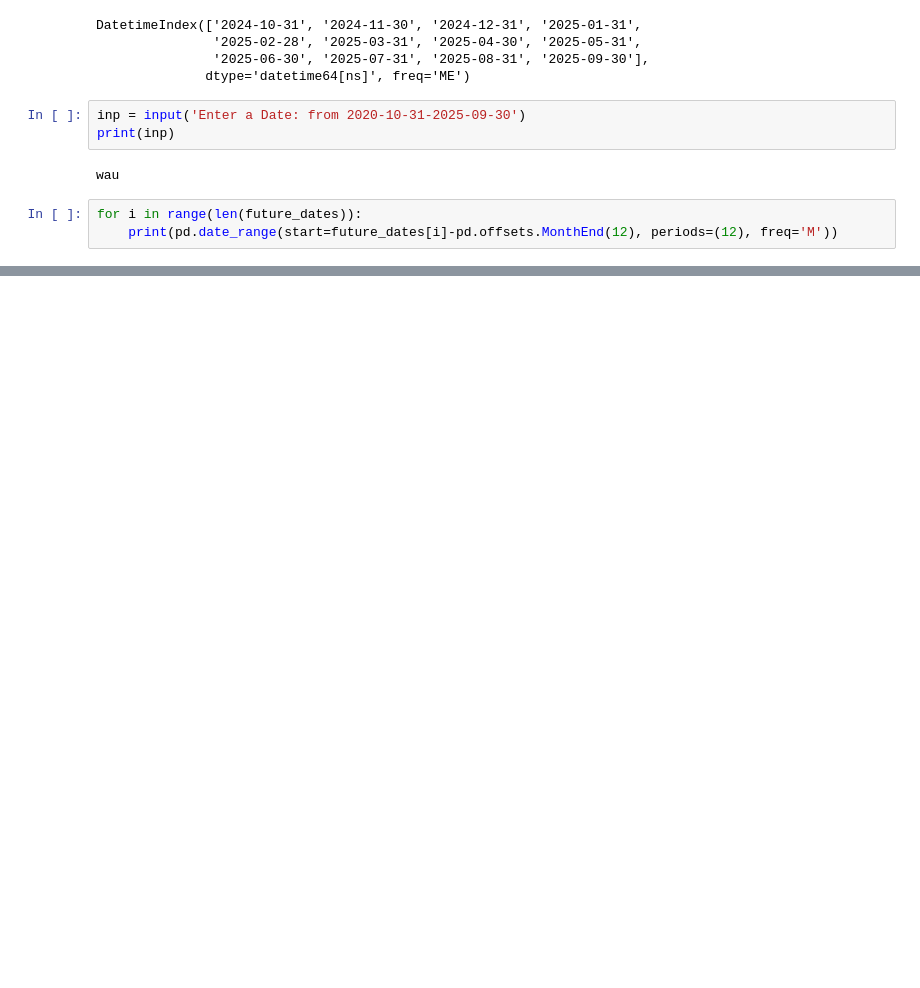
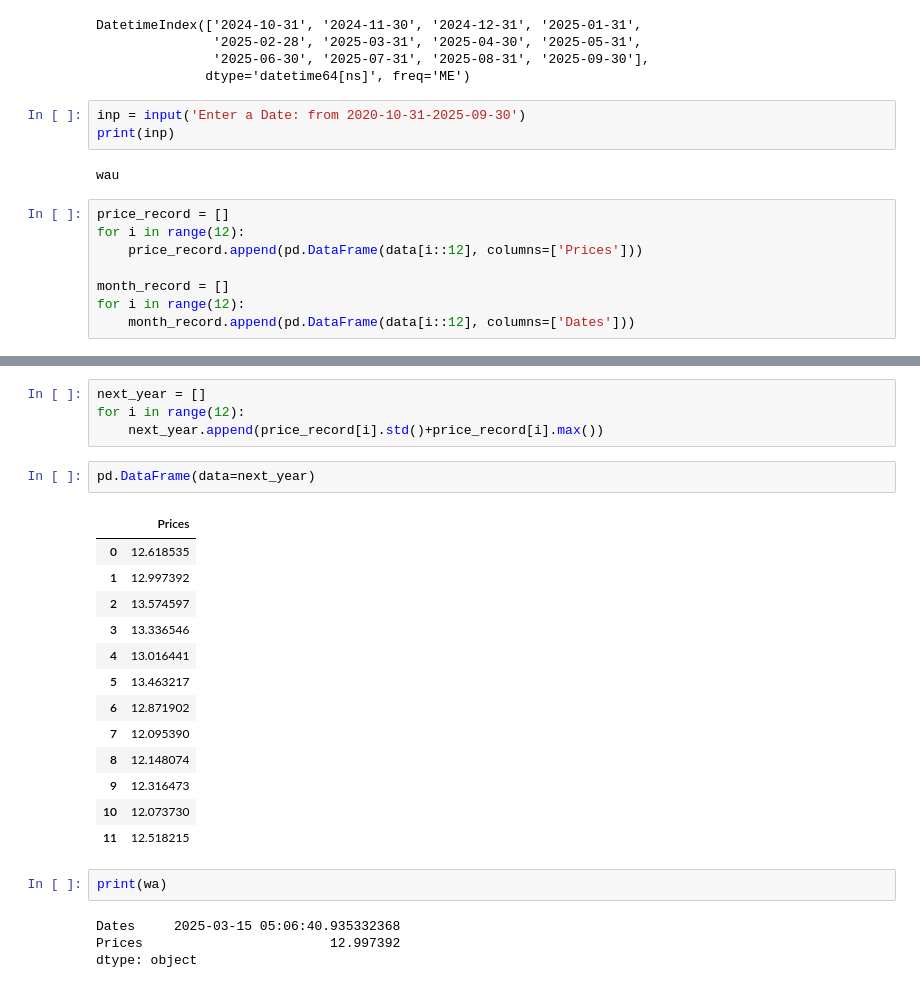
Before and after one commit to semingrai/Quantitative-Research-JPMorgan-Virtual-Simulation, a Jupyter notebook: nat_gas.ipynb, the cells around one changed output, grey strips where cells are left out. Cells and saved outputs as stored; diff of their text form; blank space fills up the shorter version.

Commit message:
month seperated and price predicted

```diff
--- a/nat_gas.ipynb
+++ b/nat_gas.ipynb
@@ -60,5 +59,10 @@ print(inp)
 # %% [output]
 wau
 # %%
-for i in range(len(future_dates)):
-    print(pd.date_range(start=future_dates[i]-pd.offsets.MonthEnd(12), periods=(12), freq='M'))
+price_record = []
+for i in range(12):
+    price_record.append(pd.DataFrame(data[i::12], columns=['Prices']))
+
+month_record = []
+for i in range(12):
+    month_record.append(pd.DataFrame(data[i::12], columns=['Dates']))
@@ -105,0 +69,26 @@ Timestamp('2024-12-31 00:00:00')
+# %%
+next_year = []
+for i in range(12):
+    next_year.append(price_record[i].std()+price_record[i].max())
+# %%
+pd.DataFrame(data=next_year)
+# %% [output]
+|  | Prices |
+| 0 | 12.618535 |
+| 1 | 12.997392 |
+| 2 | 13.574597 |
+| 3 | 13.336546 |
+| 4 | 13.016441 |
+| 5 | 13.463217 |
+| 6 | 12.871902 |
+| 7 | 12.095390 |
+| 8 | 12.148074 |
+| 9 | 12.316473 |
+| 10 | 12.073730 |
+| 11 | 12.518215 |
+# %%
+print(wa)
+# %% [output]
+Dates     2025-03-15 05:06:40.935332368
+Prices                        12.997392
+dtype: object
```
Also changed, not shown: parts of 5 cells of this notebook.
